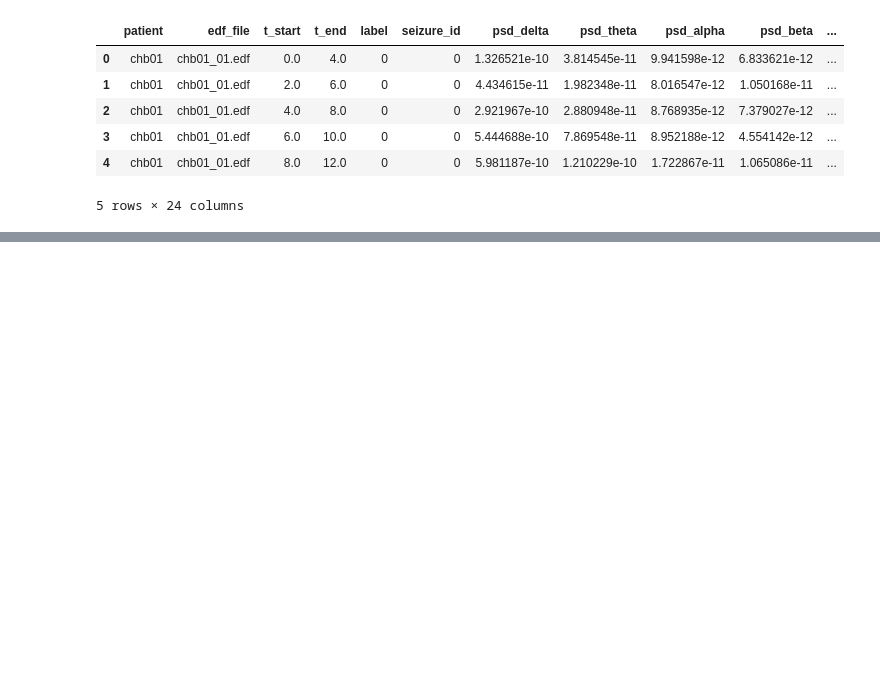
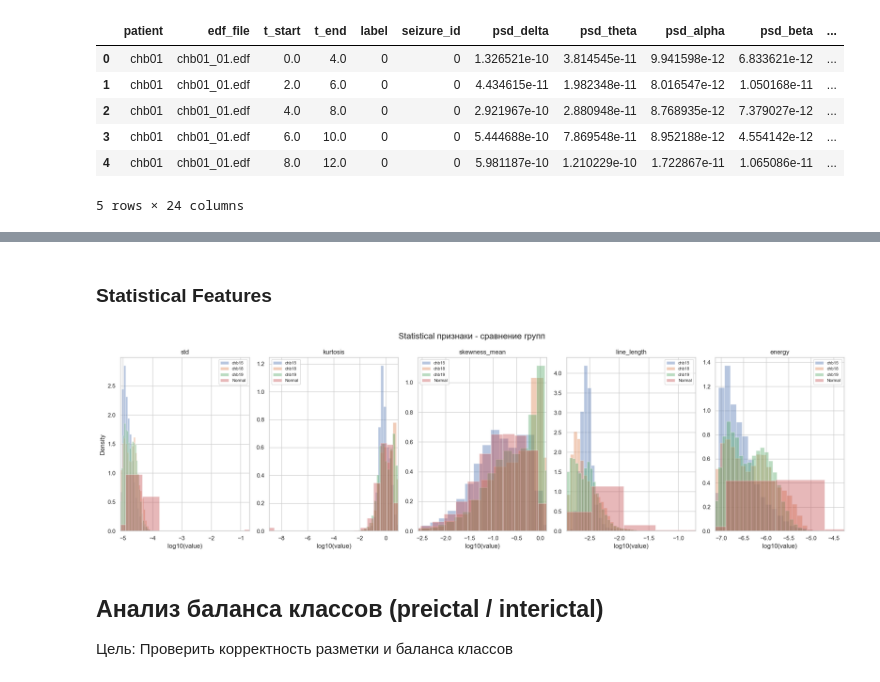
Before and after one commit to 0xJakuzya/epilepsy, a Jupyter notebook: analysis/analysis.ipynb, the cells around one changed output, grey strips where cells are left out. Cells and saved outputs as stored; diff of their text form; code cells hidden in the pictures; blank space fills up the shorter version.

```diff
--- a/analysis/analysis.ipynb
+++ b/analysis/analysis.ipynb
@@ -407,0 +429,29 @@ plt.show()
+# %% [markdown]
+### Statistical Features
+# %%
+# Statistical признаки - overlay всех групп
+fig, axes = plt.subplots(1, 5, figsize=(20, 6))
+fig.suptitle('Statistical признаки - сравнение групп', fontsize=16)
+
+for i, f in enumerate(stat_features):
+    all_vals = []
+    for name, df in groups:
+        vals = df[f].dropna()
+        vals_log = np.log10(vals[vals > 0])
+        all_vals.extend(vals_log)
+        axes[i].hist(vals_log, bins=30, alpha=0.4, label=name, density=True)
+    lo, hi = np.percentile(all_vals, [1, 99])
+    axes[i].set_xlim(lo, hi)
+    axes[i].set_title(f)
+    axes[i].set_xlabel('log10(value)')
+    axes[i].legend(fontsize=8)
+
+axes[0].set_ylabel('Density')
+plt.tight_layout()
+plt.show()
+# %% [output]
+[figure, added]
+# %% [markdown]
+## Анализ баланса классов (preictal / interictal)
+
+Цель: Проверить корректность разметки и баланса классов
```
Also changed, not shown: parts of 29 cells of this notebook.
